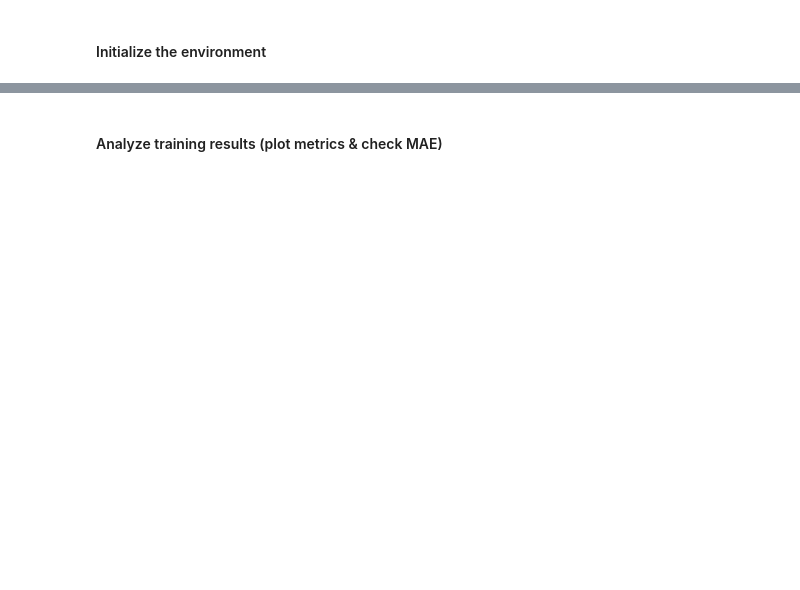
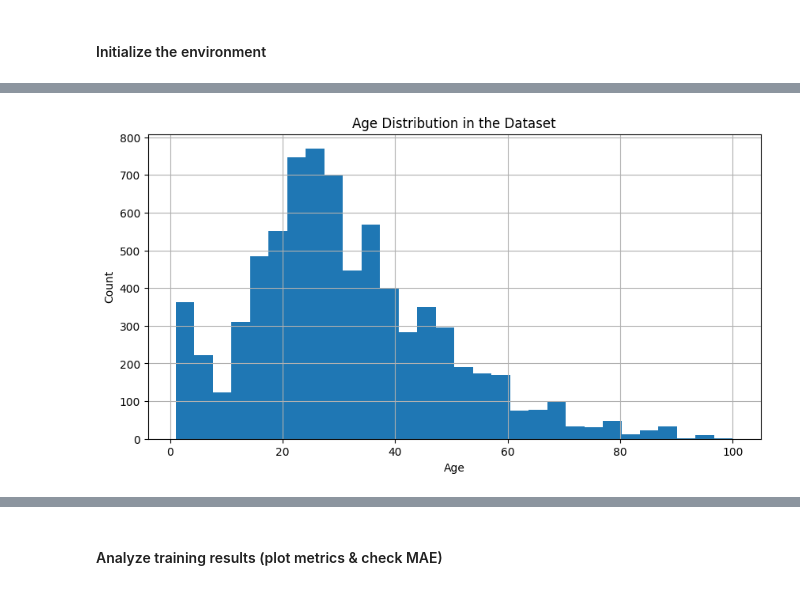
Before and after one commit to rhicarmel/human-age-prediction, a Jupyter notebook: notebooks/Human_Age_Prediction.ipynb, the cells around one changed output, grey strips where cells are left out. Cells and saved outputs as stored; diff of their text form; code cells hidden in the pictures; blank space fills up the shorter version.

```diff
--- a/notebooks/Human_Age_Prediction.ipynb
+++ b/notebooks/Human_Age_Prediction.ipynb
@@ -396,0 +99,10 @@ Epoch 20/20
+# %%
+# Load labels.csv
+labels_path = os.path.join(REPO_ROOT, "data", "labels.csv")
+labels = pd.read_csv(labels_path)
+
+# Display number of samples
+print("Number of samples:", len(labels))
+
+labels.info()
+labels.head()
@@ -396,0 +180,10 @@ Epoch 20/20
+# %%
+# Plot the age distribution
+plt.figure(figsize=(10, 5))
+labels['real_age'].hist(bins=30)
+plt.xlabel("Age")
+plt.ylabel("Count")
+plt.title("Age Distribution in the Dataset")
+plt.show()
+# %% [output]
+[figure, added]
```
Also changed, not shown: parts of 54 cells of this notebook.
